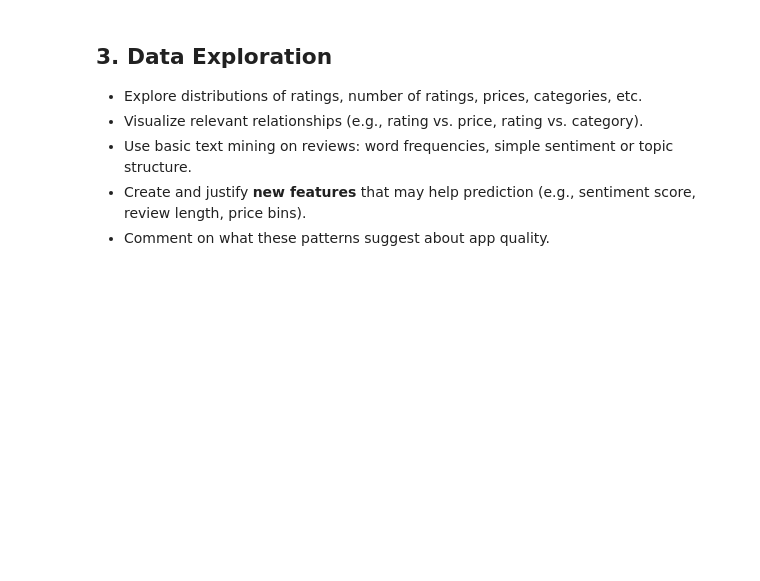
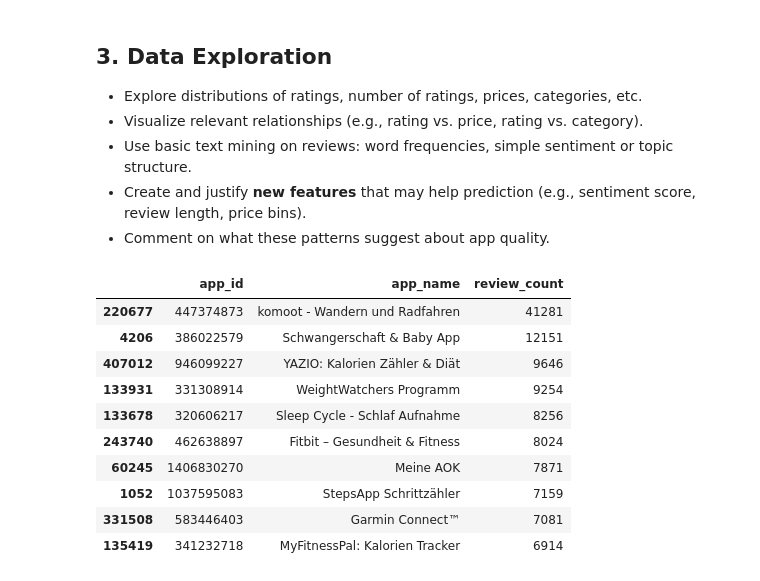
Before and after one commit to Miles-Zhu/AA-Group1, a Jupyter notebook: min.ipynb, the cells around one changed output. Drawn from its saved outputs; the diff is of its cells as text; code cells hidden in the pictures; blank space fills up the shorter version.

```diff
--- a/min.ipynb
+++ b/min.ipynb
@@ -230,17 +202,21 @@ plt.show()
 - Create and justify **new features** that may help prediction (e.g., sentiment score, review length, price bins).
 - Comment on what these patterns suggest about app quality.
 # %%
+# 本地数据备用，可以从这里开始
 import pandas as pd
 import missingno as msno
 import matplotlib.pyplot as plt
 
-apps = pd.read_csv('db/apps_medizin_not.csv')
-reviews = pd.read_csv('db/reviews_medizin_not.csv')
+apps_medizin = pd.read_csv('db/apps_medizin.csv')
+reviews_medizin = pd.read_csv('db/reviews_medizin.csv')
+apps_medizin_not = pd.read_csv('db/apps_medizin_not.csv')
+reviews_medizin_not = pd.read_csv('db/reviews_medizin_not.csv')
 
-# Merge on app_id
-df = reviews.merge(apps, on="app_id", how="left")
+# Group=A
+df_medizin = reviews_medizin.merge(apps_medizin, on="app_id", how="left")
+# Group-B
+df_medizin_not = reviews_medizin_not.merge(apps_medizin_not, on="app_id", how="left")
 
-# df = pd.read_sql(query, engine)
-msno.matrix(df)
+msno.matrix(df_medizin)
 plt.show()
 # %%
@@ -252,12 +233,25 @@ print("No. of remaining apps:", num_apps)
-# %%
-# 检查现有的 review_count 数量
-df_medizin = (
-    df_medizin
-        .sort_values(by="review_count", ascending=False)
-        .drop_duplicates(subset="app_id", keep="first")
-        [["app_id", "app_name", "review_count"]]
-        .head(10)
-)
+# %%
+import seaborn as sns
+
+# df_medizin.sort_values(by="review_count", ascending=False).head(10)
+df_medizin = (
+    df_medizin[df_medizin["review_count"] > 0]
+    .drop_duplicates(subset="app_id", keep="first")
+    .copy()
+)
+df_medizin.sort_values(by="review_count", ascending=False)[["app_id", "app_name", "review_count"]].head(10)
+# %% [output]
+|  | app_id | app_name | review_count |
+| 220677 | 447374873 | komoot - Wandern und Radfahren | 41281 |
+| 4206 | 386022579 | Schwangerschaft & Baby App | 12151 |
+| 407012 | 946099227 | YAZIO: Kalorien Zähler & Diät | 9646 |
+| 133931 | 331308914 | WeightWatchers Programm | 9254 |
+| 133678 | 320606217 | Sleep Cycle - Schlaf Aufnahme | 8256 |
+| 243740 | 462638897 | Fitbit – Gesundheit & Fitness | 8024 |
+| 60245 | 1406830270 | Meine AOK | 7871 |
+| 1052 | 1037595083 | StepsApp Schrittzähler | 7159 |
+| 331508 | 583446403 | Garmin Connect™ | 7081 |
+| 135419 | 341232718 | MyFitnessPal: Kalorien Tracker | 6914 |
 # %%
 
 import seaborn as sns
```
Also changed, not shown: parts of 7 cells of this notebook, 1 other file.
